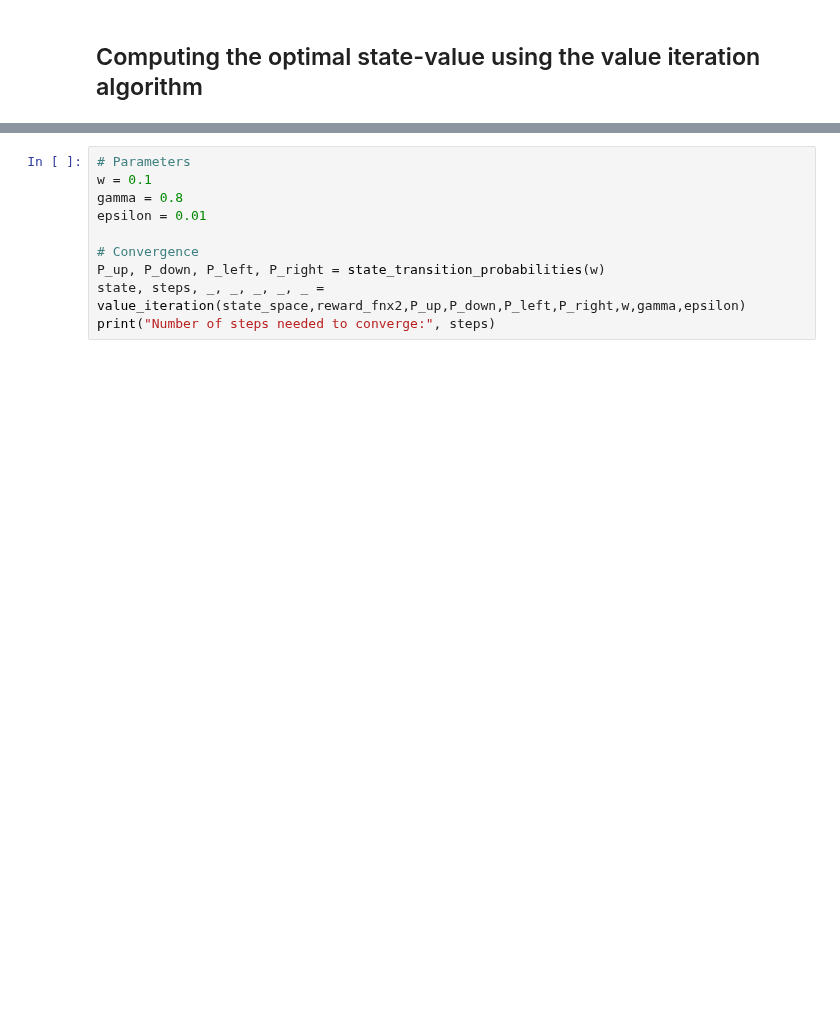
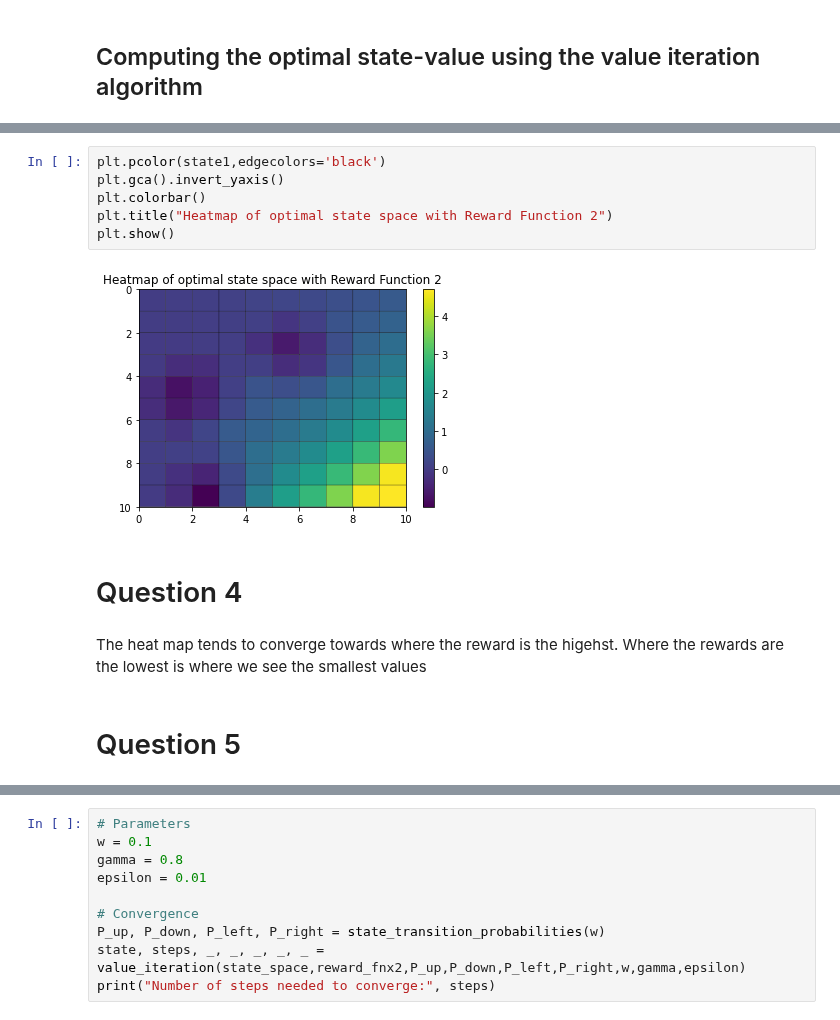
Before and after one commit to morgworth/ece232_team, a Jupyter notebook: Project 3/Anthony Project3.ipynb, the cells around one changed output, grey strips where cells are left out. Drawn from its saved outputs; the diff is of its cells as text; blank space fills up the shorter version.

```diff
--- a/Project 3/Anthony Project3.ipynb
+++ b/Project 3/Anthony Project3.ipynb
@@ -181,0 +242,14 @@ def value_iteration_with_intervals(state_space,reward_fnx,P_up, P_down, P_left,
+# %%
+plt.pcolor(state1,edgecolors='black')
+plt.gca().invert_yaxis()
+plt.colorbar()
+plt.title("Heatmap of optimal state space with Reward Function 2")
+plt.show()
+# %% [output]
+[figure, added]
+# %% [markdown]
+# Question 4
+# %% [markdown]
+The heat map tends to converge towards where the reward is the higehst. Where the rewards are the lowest is where we see the smallest values
+# %% [markdown]
+# Question 5
```
Also changed, not shown: parts of 22 cells of this notebook.
